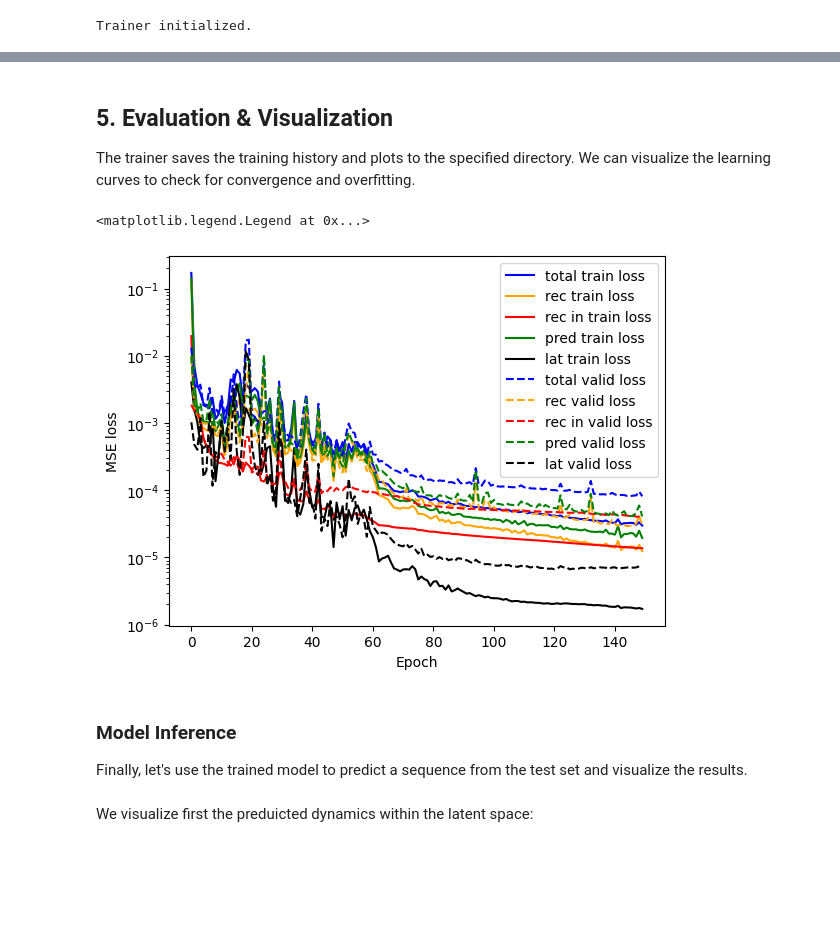
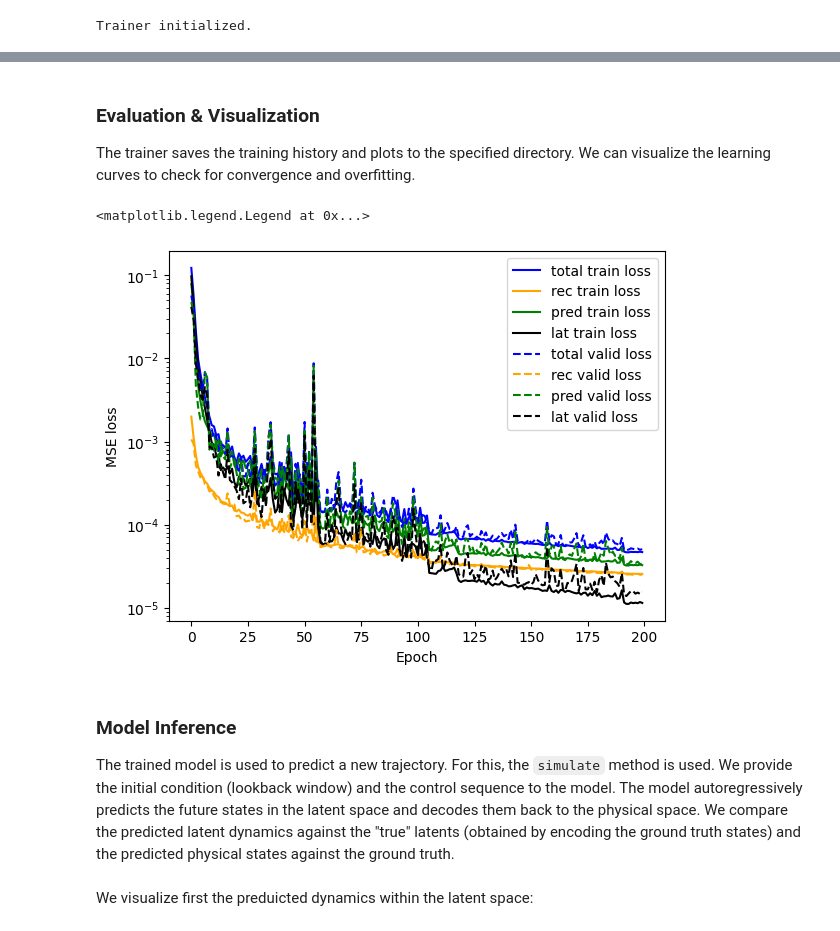
Before and after one commit to mjalled/DeepE2EROM, a Jupyter notebook: tutorials/03_Training.ipynb, the cells around one changed output, grey strips where cells are left out. Saved outputs shown, nothing was run; the diff lists cells and outputs as text; code cells hidden in the pictures; blank space fills up the shorter version.

```diff
--- a/tutorials/03_Training.ipynb
+++ b/tutorials/03_Training.ipynb
@@ -305,40 +287,38 @@ Training finished. Best validation loss: 0.000081
 # %% [markdown]
-## 5. Evaluation & Visualization <a name="evaluation"></a>
+### Evaluation & Visualization
 
 The trainer saves the training history and plots to the specified directory. We can visualize the learning curves to check for convergence and overfitting.
 # %%
 import pickle
 import os
 
 # Load history
-save_dir = "./tutorial_training_results"
+save_dir = "./03_Training_outputs"
 history_path = os.path.join(save_dir, "history.pkl")
 with open(history_path, "rb") as f:
     history = pickle.load(f)
 
 # Plot Learning Curves
 fig, axs = plt.subplots()
 axs.set_yscale('log')
 axs.set_xlabel('Epoch')
 axs.set_ylabel('MSE loss')
 axs.plot(history['avg_epoch_total_loss_train'], color='blue', linestyle='-', label='total train loss')
 axs.plot(history['avg_epoch_rec_loss_train'], color='orange', linestyle='-', label='rec train loss')
-axs.plot(history['avg_epoch_rec_in_loss_train'], color='red', linestyle='-', label='rec in train loss')
 axs.plot(history['avg_epoch_pred_loss_train'], color='green', linestyle='-', label='pred train loss')
 axs.plot(history['avg_epoch_lat_loss_train'], color='black', linestyle='-', label='lat train loss')
 
 axs.plot(history['epoch_total_loss_valid'], color='blue', linestyle='--', label='total valid loss')
 axs.plot(history['epoch_rec_loss_valid'], color='orange', linestyle='--', label='rec valid loss')
-axs.plot(history['epoch_rec_in_loss_valid'], color='red', linestyle='--', label='rec in valid loss')
 axs.plot(history['epoch_pred_loss_valid'], color='green', linestyle='--', label='pred valid loss')
 axs.plot(history['epoch_lat_loss_valid'], color='black', linestyle='--', label='lat valid loss')
 axs.legend()
 # %% [output]
 <matplotlib.legend.Legend at 0x...>
-[figure, old version]
+[figure, new version]
 # %% [markdown]
 ### Model Inference
 
-Finally, let's use the trained model to predict a sequence from the test set and visualize the results.
+The trained model is used to predict a new trajectory. For this, the `simulate` method is used. We provide the initial condition (lookback window) and the control sequence to the model. The model autoregressively predicts the future states in the latent space and decodes them back to the physical space. We compare the predicted latent dynamics against the "true" latents (obtained by encoding the ground truth states) and the predicted physical states against the ground truth.
 # %%
 # load the model
```
Also changed, not shown: parts of 16 cells of this notebook, 48 other files.
